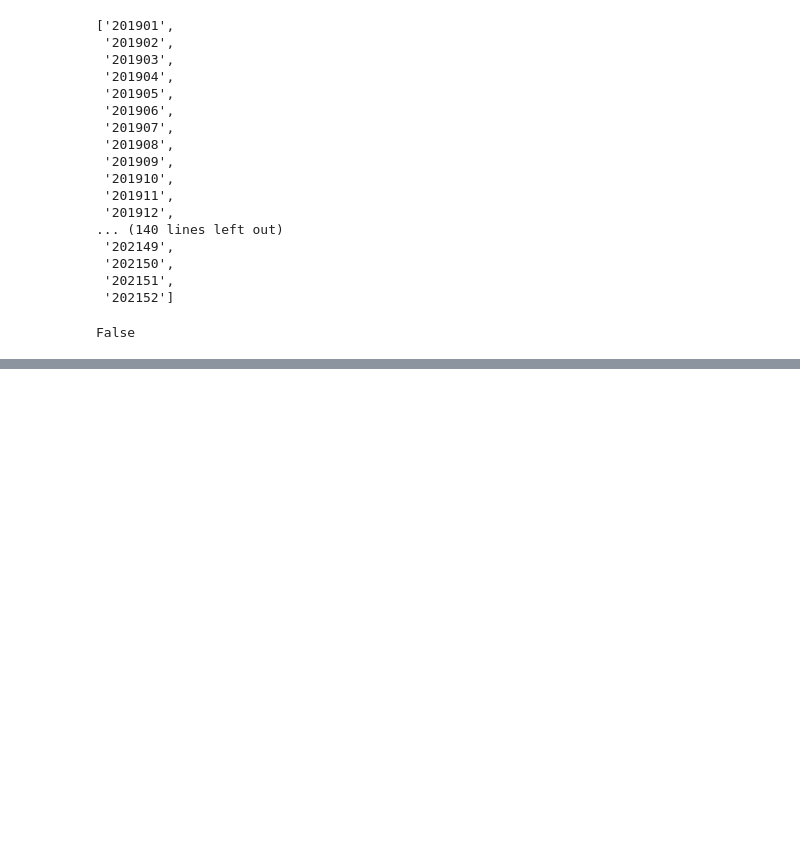
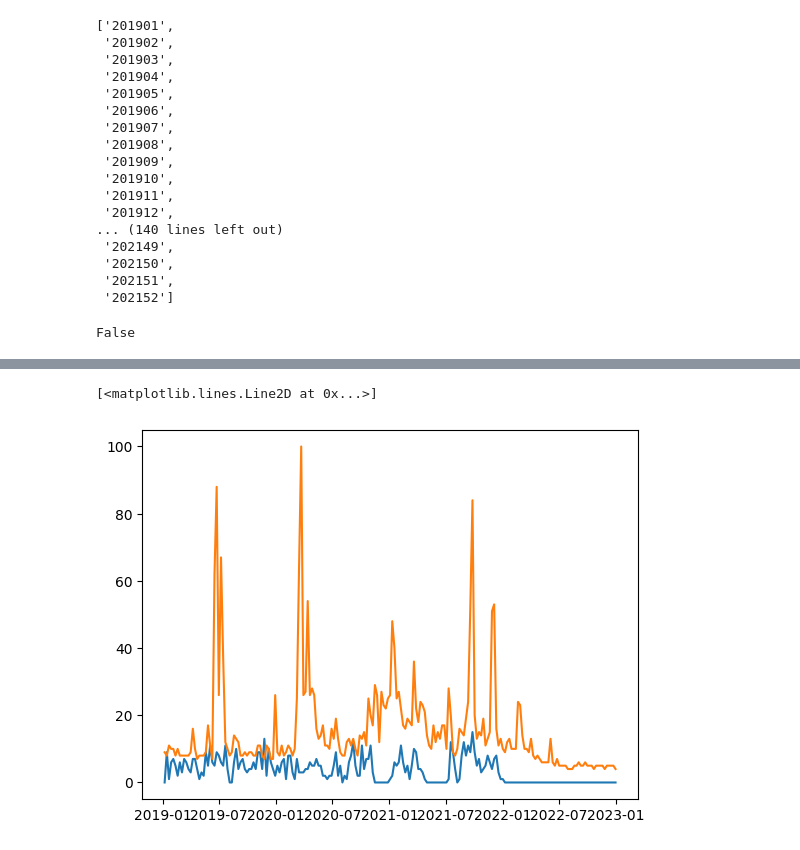
Before and after one commit to mariosakritas/NLP-methods-for-news-articles, a Jupyter notebook: notebooks/MD_MA_keywords_to_timeseries.ipynb, the cells around one changed output, grey strips where cells are left out. Drawn from its saved outputs; the diff is of its cells as text; code cells hidden in the pictures; blank space fills up the shorter version.

```diff
--- a/notebooks/MD_MA_keywords_to_timeseries.ipynb
+++ b/notebooks/MD_MA_keywords_to_timeseries.ipynb
@@ -351,7 +292,0 @@ array([['nasa',             nasa
-# %%
-# df_angela['lastModifiedDate'] = df_angela.lastModifiedDate.apply(lambda x: d.datetime.strptime(x[:10], '%Y-%m-%d') if x is not None else x)
-start_date = '2019-01-01'
-start_dt = d.datetime.strptime(start_date, '%Y-%m-%d')
-end_date = '2022-01-01'
-end_dt = d.datetime.strptime(end_date, '%Y-%m-%d')
-mask = np.logical_and(df_angela['lastModifiedDate']>=start_dt, df_angela['lastModifiedDate']<end_dt)
@@ -468,0 +470,5 @@ TypeError: Only valid with DatetimeIndex, TimedeltaIndex or PeriodIndex, but got
+# %%
+pytrend = TrendReq()
+angie_does_google =pytrend.build_payload(kw_list= ['Angela Merkel'], timeframe='2019-01-01 2023-01-01')
+angie_does_google = pytrend.interest_over_time()
+angie_does_google = angie_does_google.drop('isPartial', axis = 'columns')
@@ -468,0 +492,6 @@ TypeError: Only valid with DatetimeIndex, TimedeltaIndex or PeriodIndex, but got
+# %%
+
+edges = list(angie_does_google.index) #extract time indices
+edges.insert(0, '2019-01-01') #append the first one manually
+edges = pd.to_datetime(edges,format= '%Y-%m-%d' ) # turn them all into pandas timestamps
+edges
@@ -468,0 +509,17 @@ TypeError: Only valid with DatetimeIndex, TimedeltaIndex or PeriodIndex, but got
+# %%
+# heree is an example of a dataframe we might get
+filepath = '/home/marios/S2DS/Spring23_DW/data/interim/clean_keywords_2019-2021_after_RapidFuzz.json'
+df = pd.read_json(filepath, orient ='split', compression = 'infer') #whole cleaned dataset
+
+not_angela_indices = []
+for i, row in enumerate(df['keywordStrings']):
+    if 'Angela Merkel' not in row:
+        not_angela_indices.append(i)
+
+df_angela = df.drop(not_angela_indices) #dataset where we havee only rows where angeela in mentioned
+df_angela['ts'] = pd.to_datetime(df_angela.lastModifiedDate,format= '%Y-%m-%d' )
+
+dw_mentions = []
+for i, (start, end) in enumerate(zip(edges[:-1], edges[1:])):
+    mask = np.logical_and(df_angela.ts.dt.date >= start, df_angela.ts.dt.date<end)
+    dw_mentions.append(np.sum(mask))
@@ -468,0 +529,6 @@ TypeError: Only valid with DatetimeIndex, TimedeltaIndex or PeriodIndex, but got
+# %%
+plt.plot(edges[1:], dw_mentions)
+plt.plot(edges[1:], angie_does_google)
+# %% [output]
+[<matplotlib.lines.Line2D at 0x...>]
+[figure, added]
```
Also changed, not shown: parts of 43 cells of this notebook, 1 other file.
